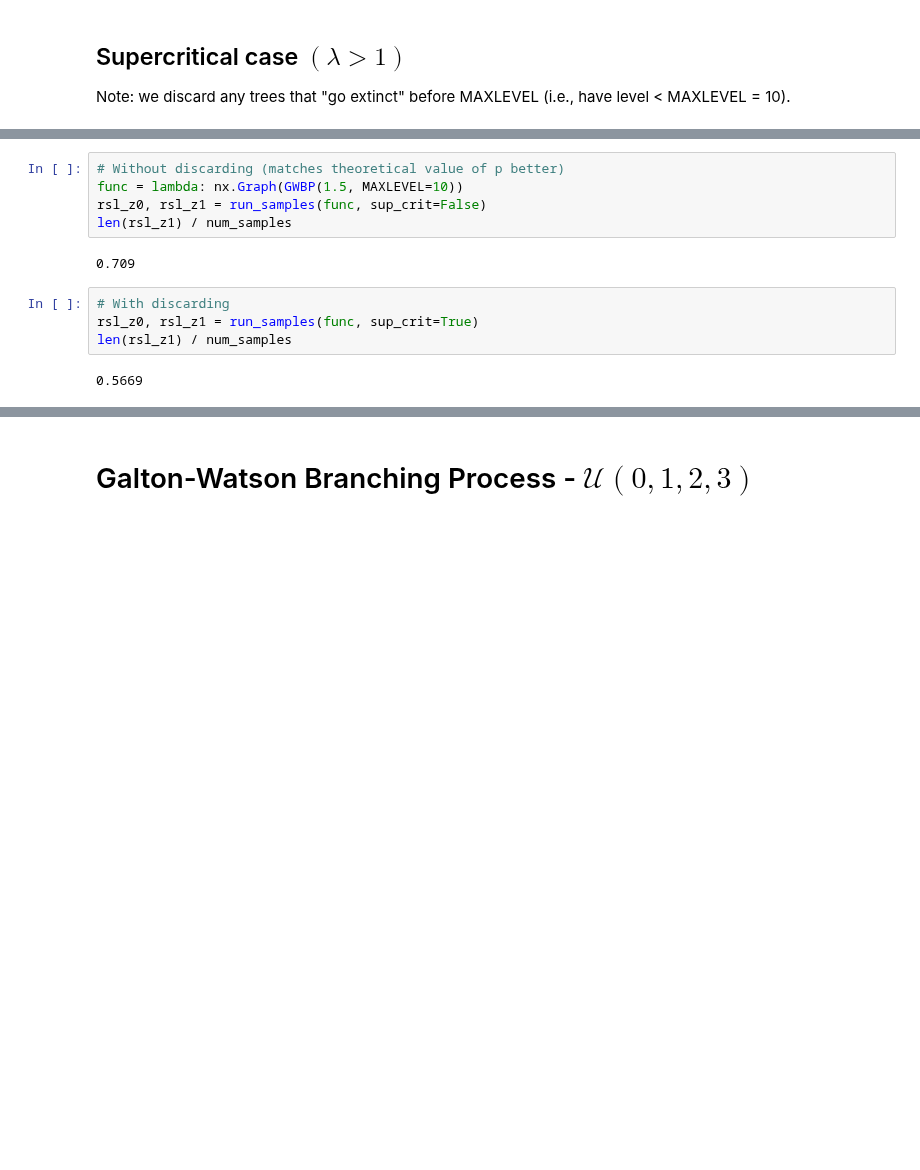
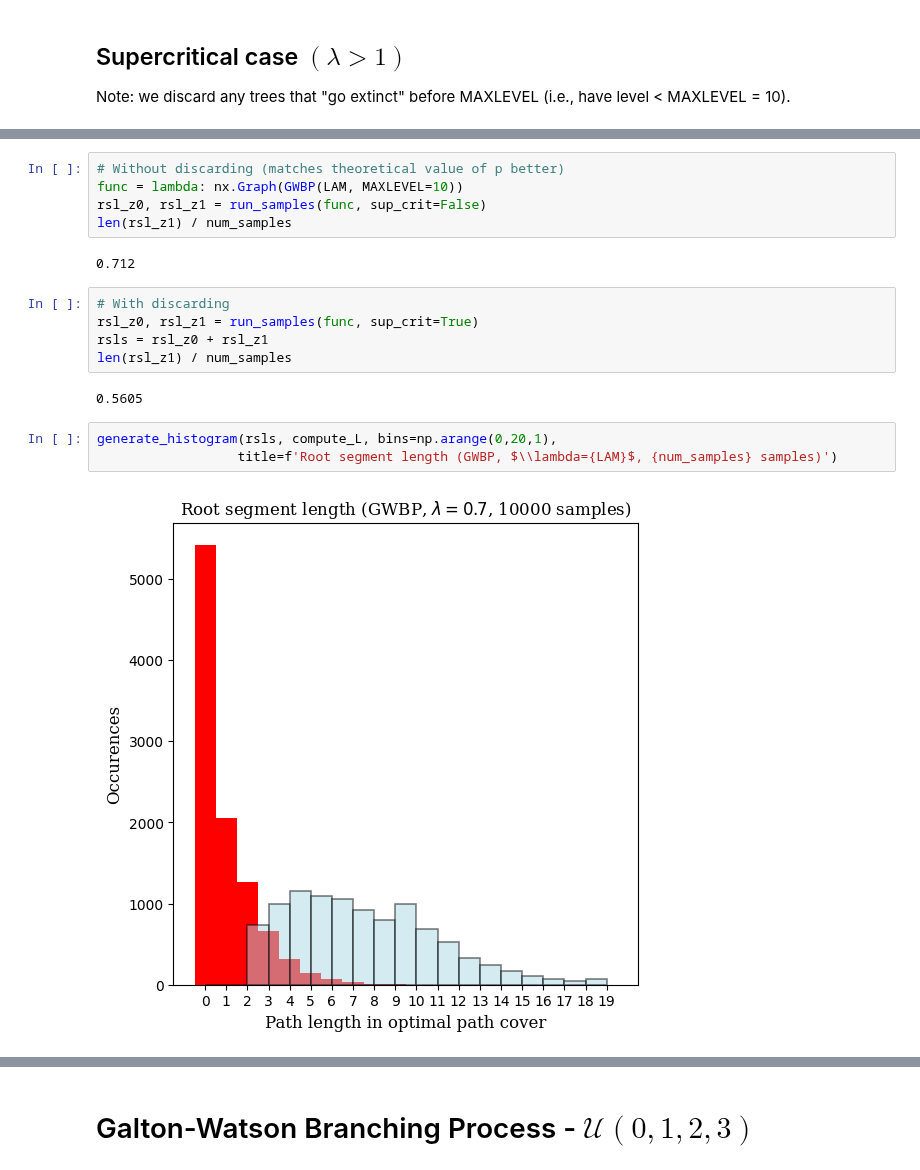
Before and after one commit to JulesGB/MeanFieldLastPassagePercolation, a Jupyter notebook: typical_path_length.ipynb, the cells around one changed output, grey strips where cells are left out. Cells and saved outputs as stored; diff of their text form; blank space fills up the shorter version.

```diff
--- a/typical_path_length.ipynb
+++ b/typical_path_length.ipynb
@@ -230,15 +232,21 @@ solve_p(1.5)
 0.7112014274154725
 # %%
 # Without discarding (matches theoretical value of p better)
-func = lambda: nx.Graph(GWBP(1.5, MAXLEVEL=10))
+func = lambda: nx.Graph(GWBP(LAM, MAXLEVEL=10))
 rsl_z0, rsl_z1 = run_samples(func, sup_crit=False)
 len(rsl_z1) / num_samples
 # %% [output]
-0.709
+0.712
 # %%
 # With discarding
 rsl_z0, rsl_z1 = run_samples(func, sup_crit=True)
+rsls = rsl_z0 + rsl_z1
 len(rsl_z1) / num_samples
 # %% [output]
-0.5669
+0.5605
+# %%
+generate_histogram(rsls, compute_L, bins=np.arange(0,20,1),
+                  title=f'Root segment length (GWBP, $\\lambda={LAM}$, {num_samples} samples)')
+# %% [output]
+[figure, added]
 # %%
```
Also changed, not shown: parts of 6 cells of this notebook, 1 other file.
